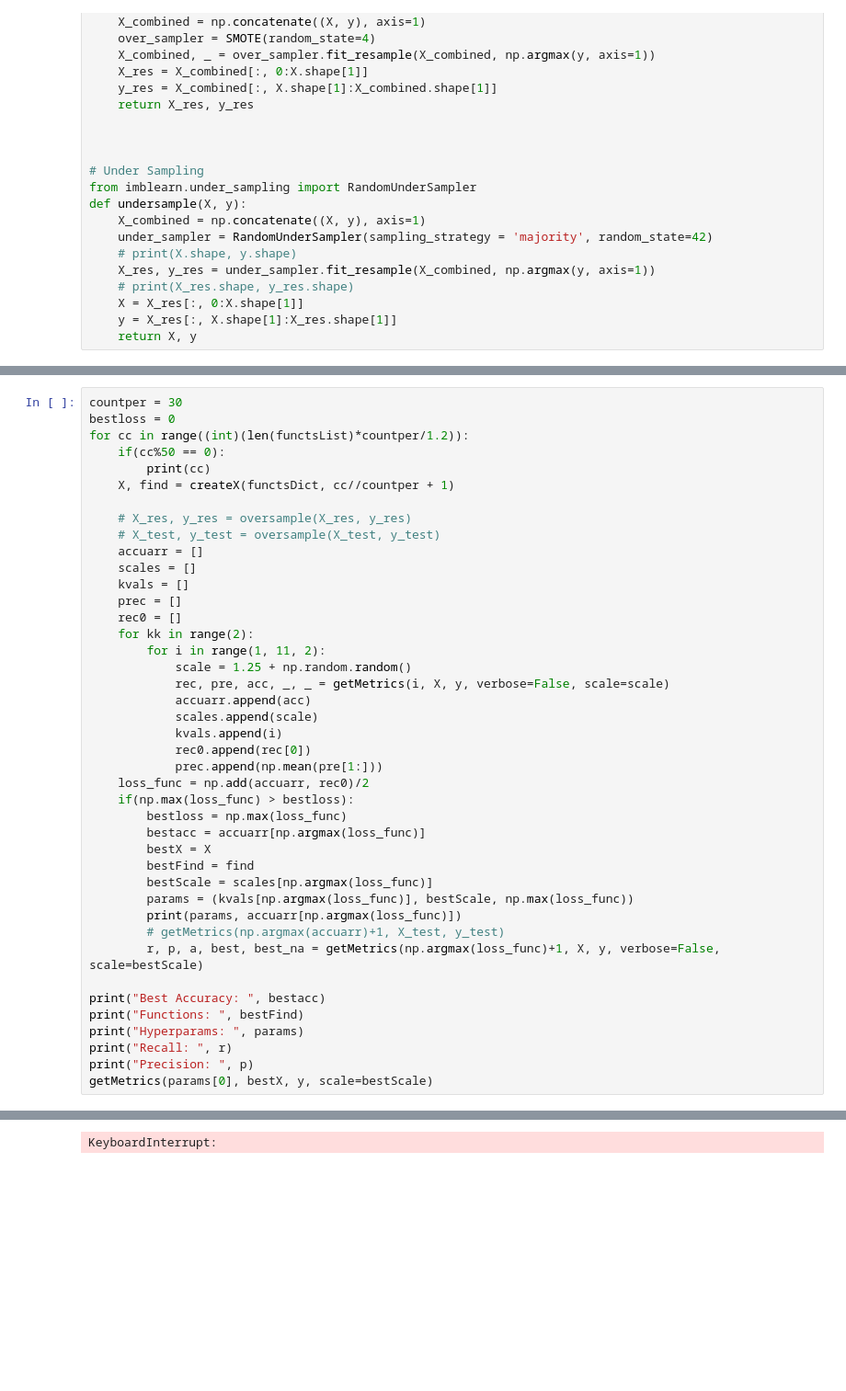
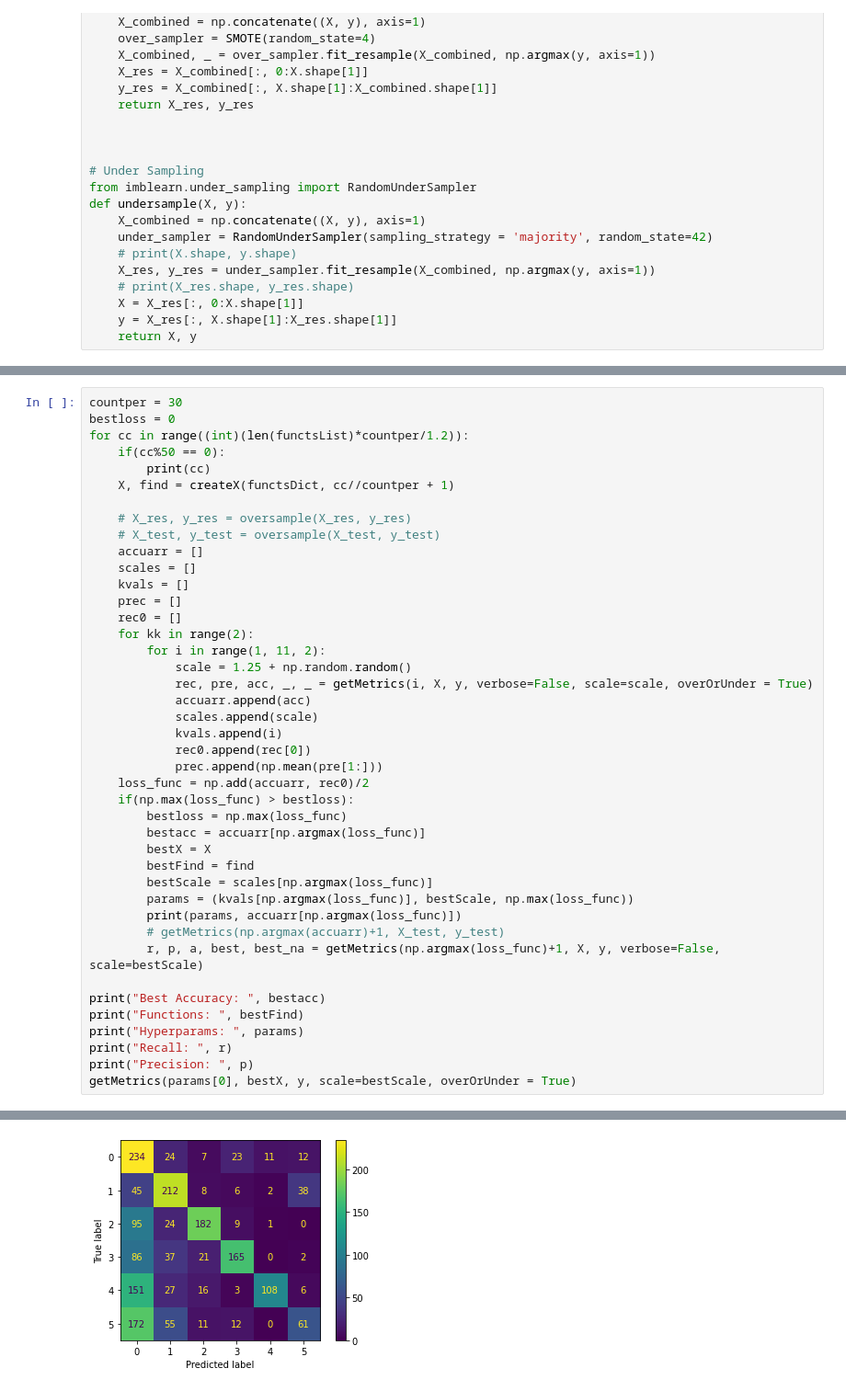
Before and after one commit to neurotech-uiuc/R-Cario, a Jupyter notebook: svmtest2.ipynb, the cells around one changed output, grey strips where cells are left out. Shown at 92% size. Cells and saved outputs as stored; diff of their text form; blank space fills up the shorter version.

```diff
--- a/svmtest2.ipynb
+++ b/svmtest2.ipynb
@@ -355,7 +362,7 @@ for cc in range((int)(len(functsList)*countper/1.2)):
     for kk in range(2):
         for i in range(1, 11, 2):
             scale = 1.25 + np.random.random()
-            rec, pre, acc, _, _ = getMetrics(i, X, y, verbose=False, scale=scale)
+            rec, pre, acc, _, _ = getMetrics(i, X, y, verbose=False, scale=scale, overOrUnder = True)
             accuarr.append(acc)
             scales.append(scale)
             kvals.append(i)
@@ -378,6 +385,6 @@ print("Functions: ", bestFind)
 print("Hyperparams: ", params)
 print("Recall: ", r)
 print("Precision: ", p)
-getMetrics(params[0], bestX, y, scale=bestScale)
+getMetrics(params[0], bestX, y, scale=bestScale, overOrUnder = True)
 # %% [output]
 0
@@ -395 +410 @@ getMetrics(params[0], bestX, y, scale=bestScale)
-KeyboardInterrupt:
+[figure, added]
```
Also changed, not shown: parts of 5 cells of this notebook, 5 other files.
